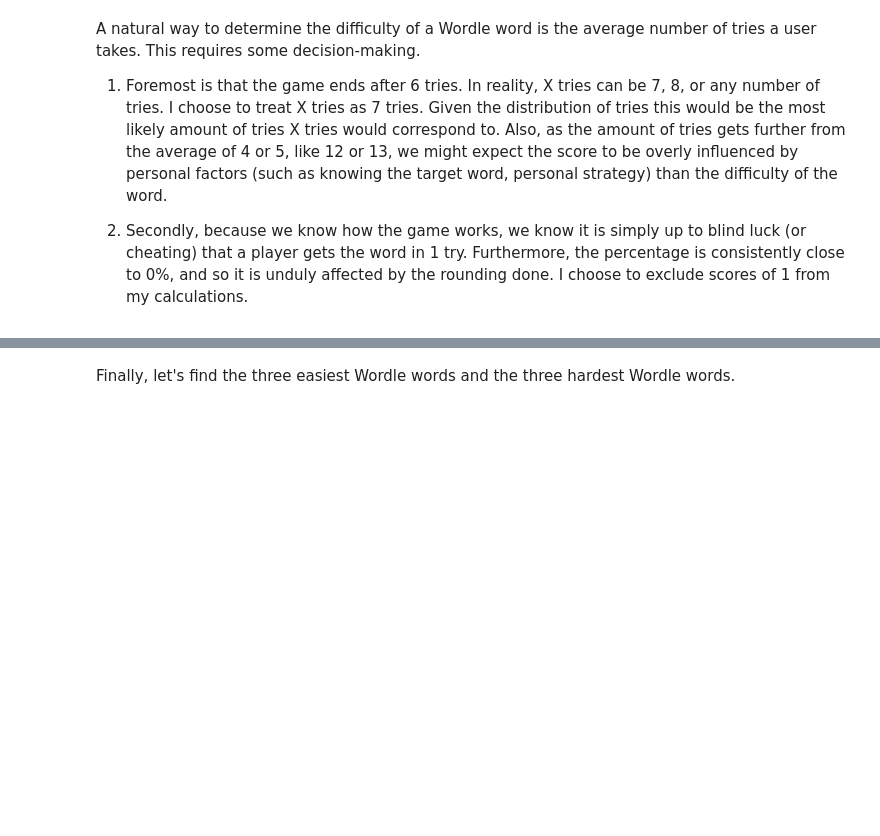
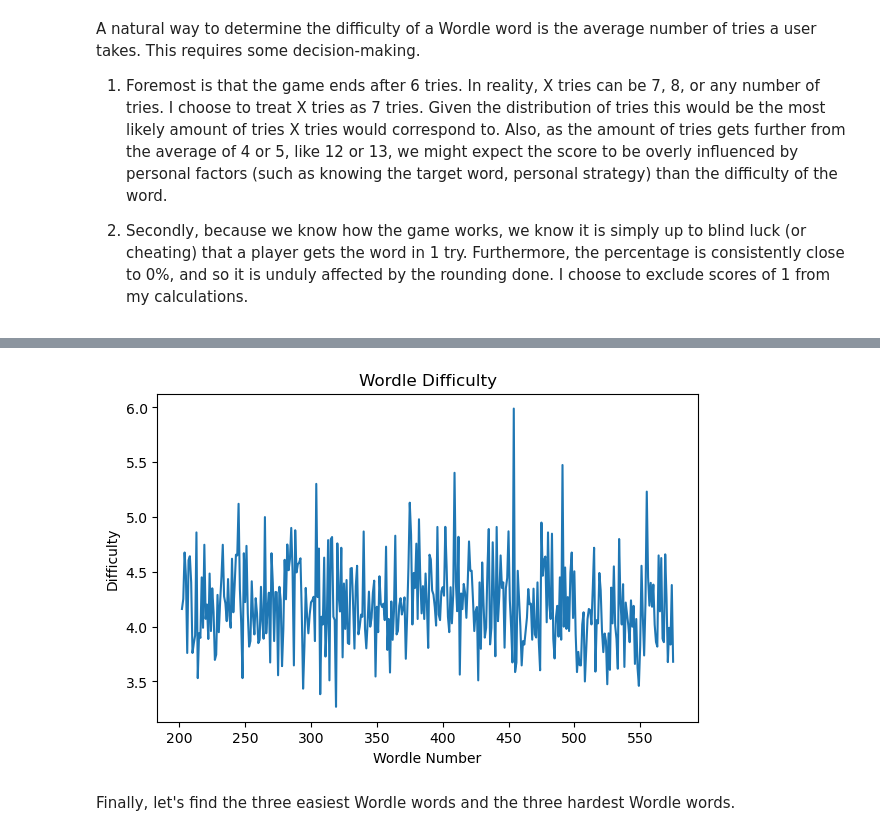
Before and after one commit to w04dan/Wordle-Data-Exploration, a Jupyter notebook: wordle.ipynb, the cells around one changed output, grey strips where cells are left out. Cells and saved outputs as stored; diff of their text form; code cells hidden in the pictures; blank space fills up the shorter version.

Commit message:
added some graphs

```diff
--- a/wordle.ipynb
+++ b/wordle.ipynb
@@ -273,3 +273,15 @@ The average difficulty of a Wordle is 4.2065213673304385
+# %%
+fig, ax = plt.subplots(1, 1, figsize=(6, 4), layout='constrained')
+
+# Total players
+ax.plot(wordle_df.index, average_scores)
+ax.set_xlabel('Wordle Number')
+ax.set_ylabel('Difficulty')
+ax.set_title('Wordle Difficulty')
+
+plt.show()
+# %% [output]
+[figure, added]
 # %% [markdown]
 Finally, let's find the three easiest Wordle words and the three hardest Wordle words.
 # %%
```
Also changed, not shown: parts of 8 cells of this notebook.
